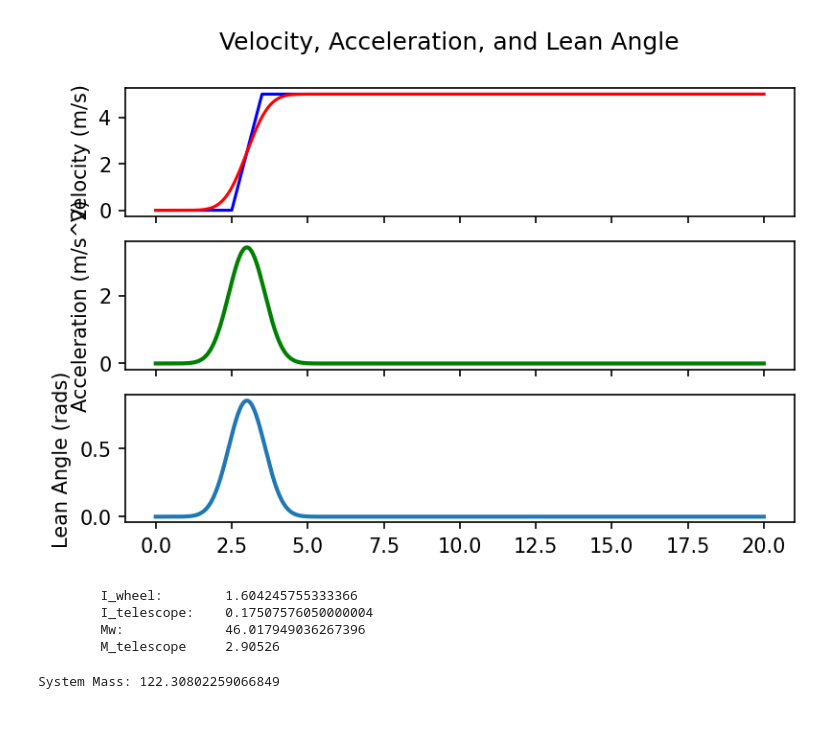
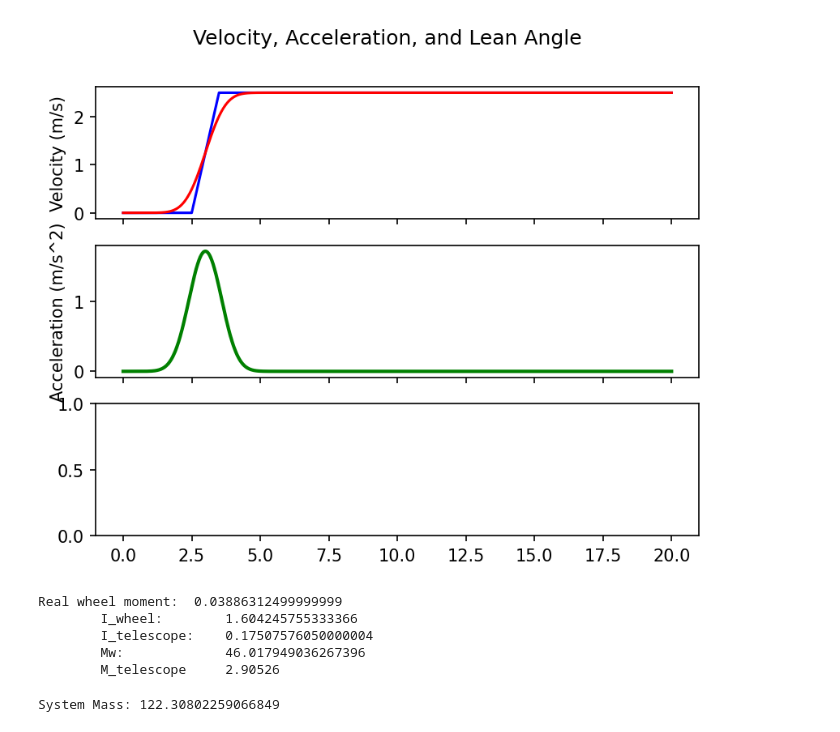
Before and after one commit to Umich-NASA-Big-Idea-Challenge/Speccing, a Jupyter notebook: Motion-Model.ipynb, the cells around one changed output. Saved outputs shown, nothing was run; the diff lists cells and outputs as text; code cells hidden in the pictures.

Commit message:
Bad lean angle rework, needs gravity and a physics rethink.

```diff
--- a/Motion-Model.ipynb
+++ b/Motion-Model.ipynb
@@ -10,11 +10,10 @@ import math
 colors = ['b', 'g', 'r', 'c', 'm', 'y', 'k', 'w'] # An array of colors for matplotlib to access
 # %%
 # % VELOCITY PROFILE GENERATION
-velocity_final = 5                                                      # Final ball-bot velocity (m/s)
+velocity_final = 2.5                                                      # Final ball-bot velocity (m/s)
 a_start = 2.5                                                          # Start of acceleration (s)
-
 t_final = 20                                                           # Duration of the simulation (s)
-t_constant = 3.5 # Ramp lasts from 2.5 s to t_constant                   # Time to reach constant final velocity (s)
+t_constant = 5.5 # Ramp lasts from 2.5 s to t_constant                   # Time to reach constant final velocity (s)
 dt = 1/200                                                             # Simulation timestep
 t_length = int(t_final/dt)                                             # Length of time vector
 t = np.linspace(0, t_final, t_length)                                  # Time vector (s)
@@ -38,23 +27,23 @@ theta_ddot = np.gradient(theta_dot,dt)
 # %%
 # plt.figure(1)
 # plt.figure(dpi=300)
 # plt.xlabel('Time (s)')
 fig, (vel_plot,accel_plot,lean_plot) = plt.subplots(3,1, sharex=True)
 fig.suptitle('Velocity, Acceleration, and Lean Angle')
 
 vel_plot.plot(t,velocity, colors[0])
 vel_plot.plot(t,smoothed_velocity,colors[2])
 vel_plot.set_ylabel('Velocity (m/s)')
 
 accel_plot.plot(t,linear_acceleration,colors[1], linewidth=2.0)
 accel_plot.set_ylabel('Acceleration (m/s^2)')
 
 
-lean_plot.plot(t, theta, linewidth=2.0)
-lean_plot.set_ylabel('Lean Angle (rads)')
+# lean_plot.plot(t, theta, linewidth=2.0)
+# lean_plot.set_ylabel('Lean Angle (rads)')
 fig.set_dpi(150)
 # %% [output]
-[figure, old version]
+[figure, new version]
 # %%
 RHO_STEEL = 7750
 RHO_VECTR = 14
@@ -97,6 +86,7 @@ I_payload = 1/3 * mass_payload * l_payload**2
 radius_wheel = .75
 mass_wheel = .002 * 4.935 * RHO_VECTR #number is calculated SA of torus
 I_wheel = 1/2 * mass_wheel * radius_wheel**2
+print("Real wheel moment: ", I_wheel)
 
 I_wheel = 2 * I_hub + 2 * I_plate + 2*I_wheel
 I_telescope = I_cyl + mass_cyl * .06**2 + 2 * (mass_bar *(.06**2 + .13**2)) + I_payload + mass_payload*.11**2
@@ -107,6 +97,7 @@ print(f'\tI_wheel:        {I_wheel}\n\
         Mw:             {M_w}\n\
         M_telescope     {M_telescope}\n')
 # %% [output]
+Real wheel moment:  0.03886312499999999
         I_wheel:        1.604245755333366
         I_telescope:    0.17507576050000004
         Mw:             46.017949036267396
```
Also changed, not shown: parts of 7 cells of this notebook.
